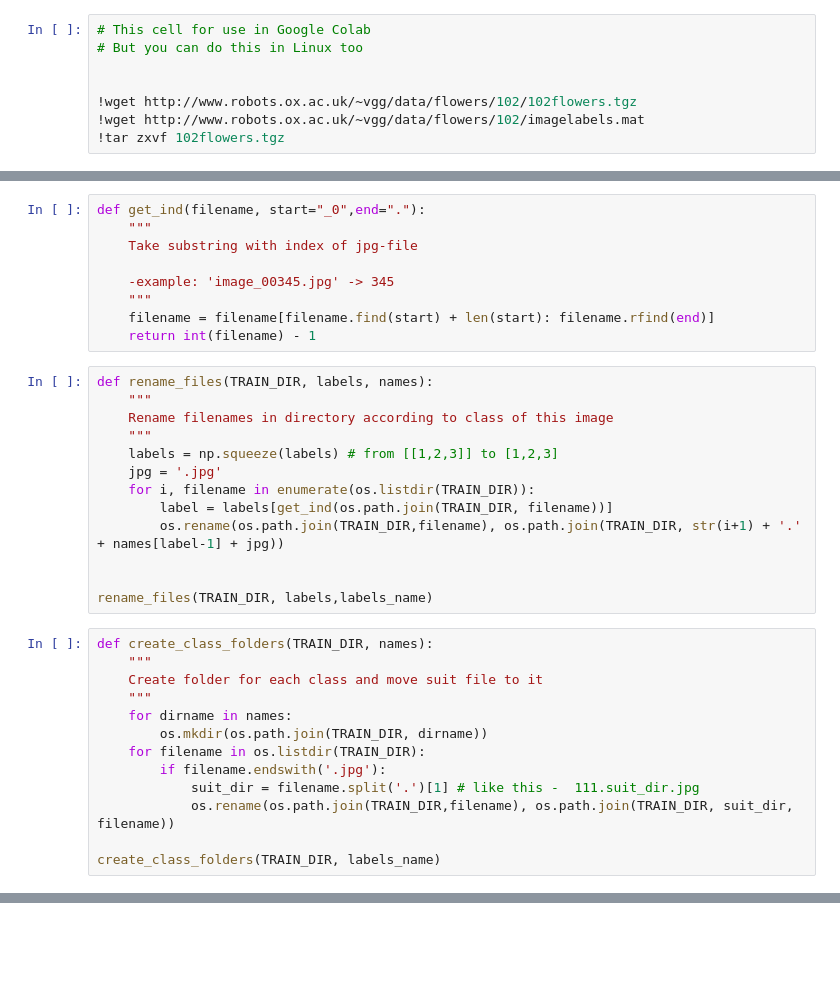
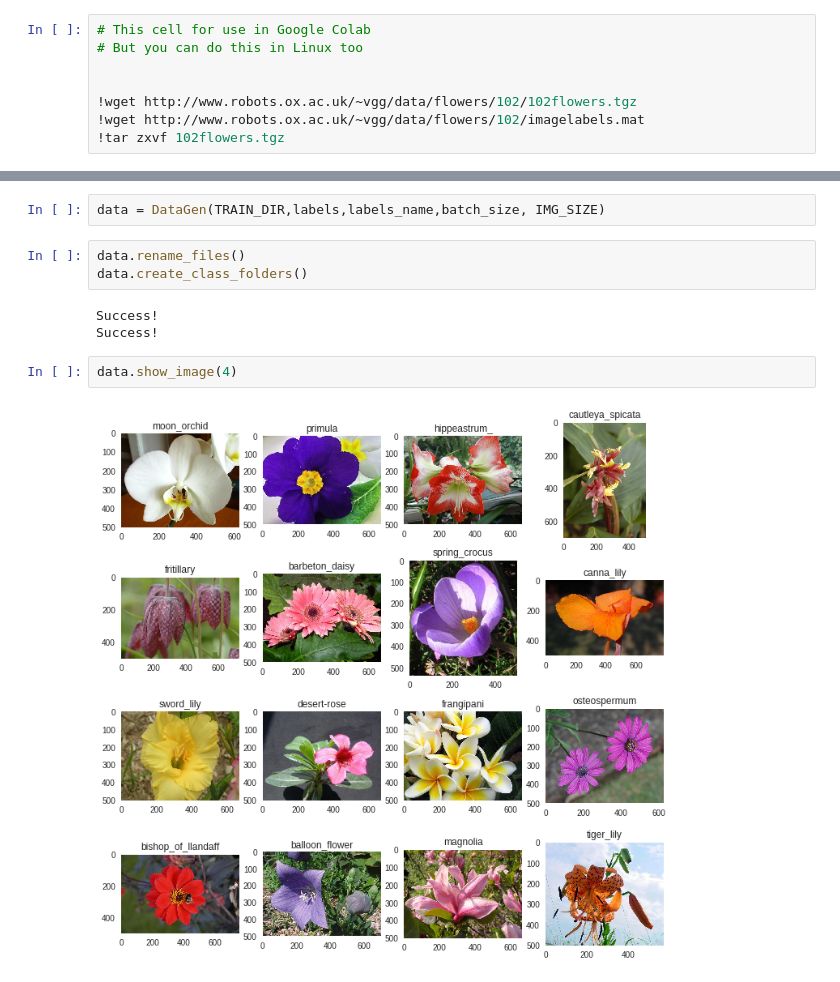
Before and after one commit to vanhry/Flowers-102-Classification, a Jupyter notebook: Flowers_classification.ipynb, the cells around one changed output, grey strips where cells are left out. Saved outputs shown, nothing was run; the diff lists cells and outputs as text; blank space fills up the shorter version.

```diff
--- a/Flowers_classification.ipynb
+++ b/Flowers_classification.ipynb
@@ -33,36 +38 @@ labels_name_st = ['pink primrose', 'hard-leaved pocket orchid', 'canterbury bell
 labels_name = [i.replace(' ','_') for i in labels_name_st]
-# %%
-def get_ind(filename, start="_0",end="."):
-    """
-    Take substring with index of jpg-file
-
-    -example: 'image_00345.jpg' -> 345
-    """
-    filename = filename[filename.find(start) + len(start): filename.rfind(end)]
-    return int(filename) - 1
-# %%
-def rename_files(TRAIN_DIR, labels, names):
-    """
-    Rename filenames in directory according to class of this image
-    """
-    labels = np.squeeze(labels) # from [[1,2,3]] to [1,2,3]
-    jpg = '.jpg'
-    for i, filename in enumerate(os.listdir(TRAIN_DIR)):
-        label = labels[get_ind(os.path.join(TRAIN_DIR, filename))]
-        os.rename(os.path.join(TRAIN_DIR,filename), os.path.join(TRAIN_DIR, str(i+1) + '.' + names[label-1] + jpg))
-
-
-rename_files(TRAIN_DIR, labels,labels_name)
-# %%
-def create_class_folders(TRAIN_DIR, names):
-    """
-    Create folder for each class and move suit file to it
-    """
-    for dirname in names:
-        os.mkdir(os.path.join(TRAIN_DIR, dirname))
-    for filename in os.listdir(TRAIN_DIR):
-        if filename.endswith('.jpg'):
-            suit_dir = filename.split('.')[1] # like this -  111.suit_dir.jpg
-            os.rename(os.path.join(TRAIN_DIR,filename), os.path.join(TRAIN_DIR, suit_dir, filename))
-
-create_class_folders(TRAIN_DIR, labels_name)
@@ -68,0 +121,12 @@ create_class_folders(TRAIN_DIR, labels_name)
+# %%
+data = DataGen(TRAIN_DIR,labels,labels_name,batch_size, IMG_SIZE)
+# %%
+data.rename_files()
+data.create_class_folders()
+# %% [output]
+Success!
+Success!
+# %%
+data.show_image(4)
+# %% [output]
+[figure, added]
```
Also changed, not shown: parts of 13 cells of this notebook.
